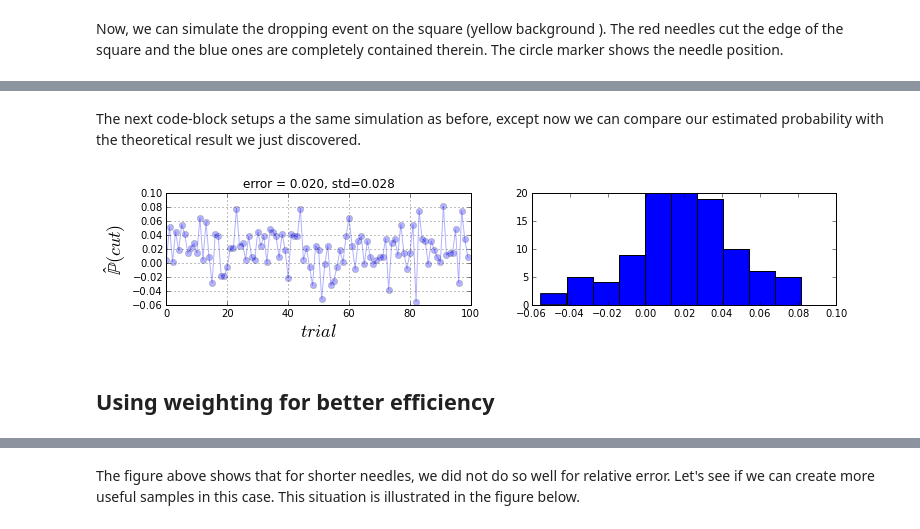
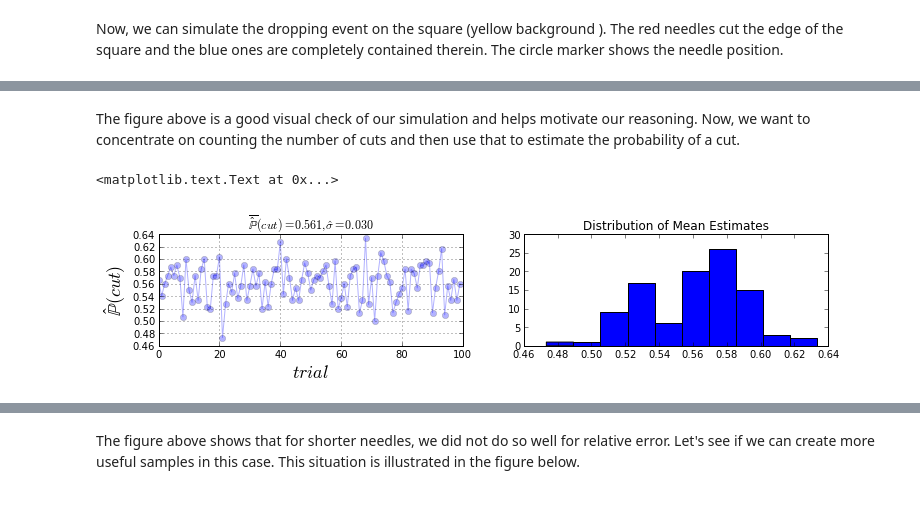
Before and after one commit to unpingco/Pig-in-the-Python, a Jupyter notebook: Buffons_Needle_Sim.ipynb, the cells around one changed output, grey strips where cells are left out. Cells and saved outputs as stored; diff of their text form; code cells hidden in the pictures.

Commit message:
started refactoring text and code in Buffons_Needle_Sim.ipynb

```diff
--- a/Buffons_Needle_Sim.ipynb
+++ b/Buffons_Needle_Sim.ipynb
@@ -59,20 +77,0 @@ The figure we just drew is a good visual check of our simulation and helps motiv
-# %%
-def needle_gen(L=0.5,return_data=False):
-    '''ang := angle orientation of needle in radians
-    L:= length of needle
-    '''
-    assert 0<L<1
-    xc,yc = rand(2)
-    ang = rand()*pi
-    x0,y0 = xc-L/2*cos(ang),yc-L/2*sin(ang)
-    xe,ye = xc+L/2*cos(ang),yc+L/2*sin(ang)
-    if (0<x0<1) and (0<y0<1) and (0<xe<1) and (0<ye<1): # no cut
-        if return_data:
-            return dict(x0=x0,y0=y0,xc=xc,yc=yc,xe=xe,ye=ye,ang=ang,cut=False)
-        else:
-            return False
-    else: # cut
-        if return_data:
-            return dict(x0=x0,y0=y0,xc=xc,yc=yc,xe=xe,ye=ye,ang=ang,cut=True)
-        else:
-            return True
@@ -141,22 +78,23 @@ prob_cut= lambda l:(1-(1-2*l/pi)**2)
-# %% [markdown]
-The next code-block setups a the same simulation as before, except now we can compare our estimated probability with the theoretical result we just discovered.
+# %% [markdown]
+The figure above is a good visual check of our simulation and helps motivate our reasoning. Now, we want to concentrate on counting the number of cuts and then use that to estimate the probability of a cut.
 # %%
-L = .5
+L = 0.5
+
 fig,axs = subplots(1,2)
 fig.set_size_inches((12,2))
 ax=axs[0]
-samples=np.array([[needle_gen(L) for i in range(300)] for k in range(100)])
-errors=samples - prob_cut(L)
-ax.plot(np.mean(errors,axis=1),'o-',alpha=0.3)
-ax.axis(xmax=errors.shape[0])
+samples=np.array([[needle_gen(L)['cut'] for i in range(300)] for k in range(100)])
+#errors=samples - prob_cut(L)
+ax.plot(np.mean(samples,axis=1),'o-',alpha=0.3)
+ax.axis(xmax=samples.shape[0])
 ax.set_xlabel(r'$trial$',fontsize=18)
 ax.set_ylabel('$\mathbb{\hat{P}}(cut)$',fontsize=18)
-ax.set_title('error = %3.3f, std=%3.3f'%(errors.mean(),(errors.mean(1)).std()))
+ax.set_title('$\overline{\mathbb{\hat{P}}}(cut) = %3.3f,\hat{\sigma}=%3.3f$'%(samples.mean(),(samples.mean(1)).std()))
 ax.grid()
 
 ax = axs[1]
-ax.hist( errors.mean(1));
+ax.hist( samples.mean(1));
+ax.set_title('Distribution of Mean Estimates');
 # %% [output]
+<matplotlib.text.Text at 0x...>
-[figure, old version]
+[figure, new version]
-# %% [markdown]
-## Using weighting for better efficiency
```
Also changed, not shown: parts of 19 cells of this notebook.
